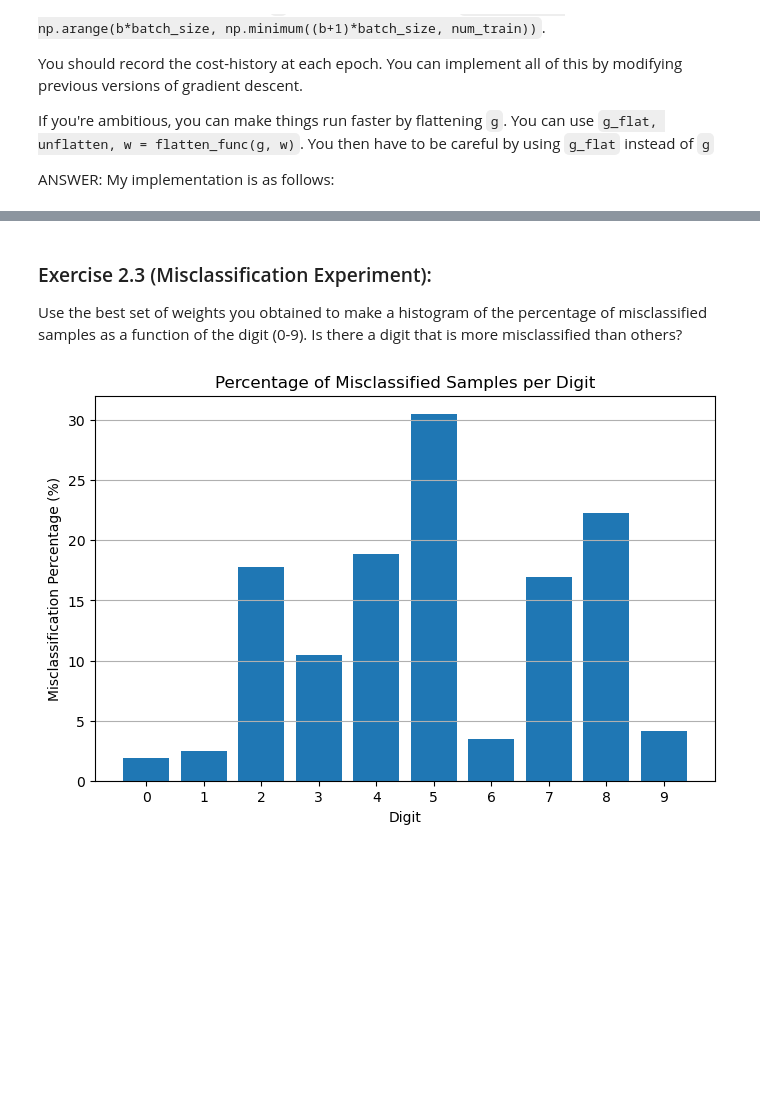
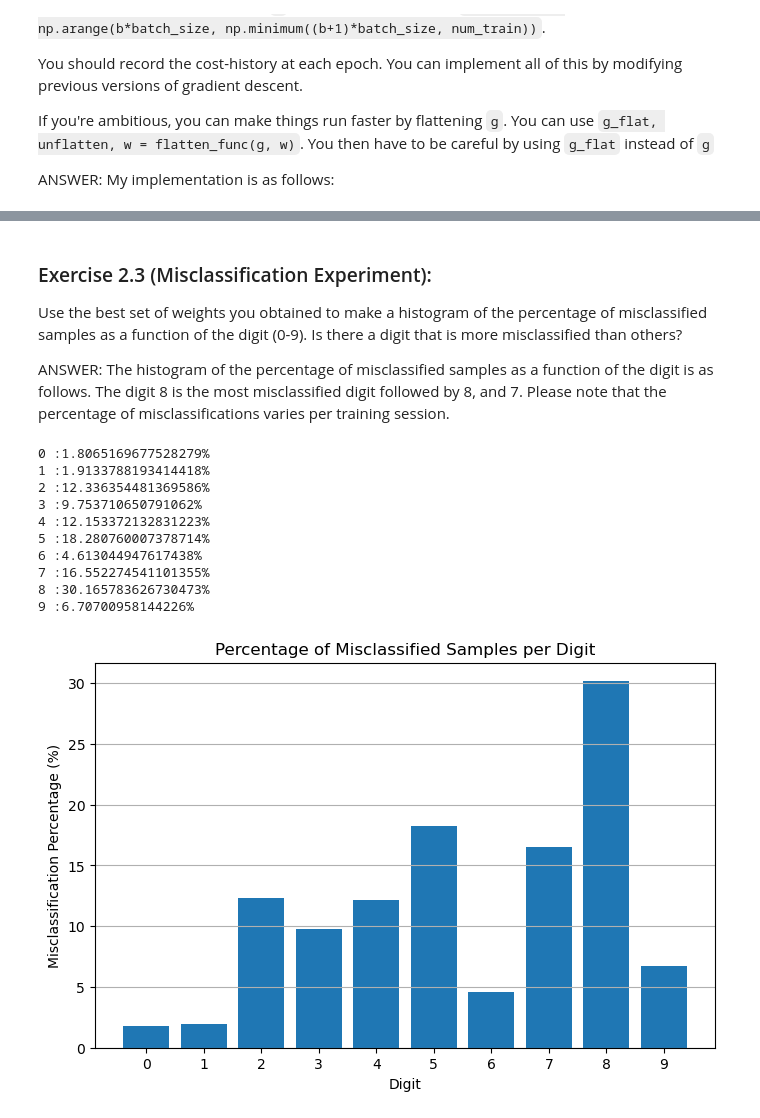
Before and after one commit to DEVeloper1006/datasci-3ml3-resources, a Jupyter notebook: homeworks/homework4/Exercise2.ipynb, the cells around one changed output, grey strips where cells are left out. Drawn from its saved outputs; the diff is of its cells as text; code cells hidden in the pictures; blank space fills up the shorter version.

```diff
--- a/homeworks/homework4/Exercise2.ipynb
+++ b/homeworks/homework4/Exercise2.ipynb
@@ -125,8 +132,16 @@ w = 0.1*np.random.randn(N+1,C)
 batchsize1 = 200
 batchsize2 = train_images.shape[1]
 
-weight_1, cost_1 = minibatch_gradient_descent(multiclass_perceptron, w, train_images, train_labels, alpha, max_its, batchsize1)
-weight_2, cost_2 = minibatch_gradient_descent(multiclass_perceptron, w, train_images, train_labels, alpha, max_its, batchsize2)
+weight_1, cost_1 = minibatch_gradient_descent(multiclass_perceptron, w.copy(), train_images, train_labels, alpha, max_its, batchsize1)
+weight_2, cost_2 = minibatch_gradient_descent(multiclass_perceptron, w.copy(), train_images, train_labels, alpha, max_its, batchsize2)
 
-static_plotter.plot_cost_histories([cost_1, cost_2], start=0, points=True, labels=[r"Batch Size = 200", r"Batch Size = Full Batch"])
+print(cost_1[-1], cost_2[-1])
+plt.figure(figsize=(10, 6))
+plt.plot(cost_1, label='Batch Size 200')
+plt.plot(cost_2, label='Batch Size {}'.format(batchsize2))
+plt.xlabel('Iteration')
+plt.ylabel('Cost')
+plt.title('Cost History for Different Batch Sizes')
+plt.legend()
+plt.show()
 # %% [output]
@@ -145,30 +161,53 @@ Epoch 5/5, Cost: 107.57339704221039
 ### Exercise 2.3 (Misclassification Experiment):
 
 Use the best set of weights you obtained to make a histogram of the percentage of misclassified samples as a function of the digit (0-9). Is there a digit that is more misclassified than others?
+
+ANSWER: The histogram of the percentage of misclassified samples as a function of the digit is as follows. The digit 8 is the most misclassified digit followed by 8, and 7. Please note that the percentage of misclassifications varies per training session.
 # %%
-best_weights = weight_1[-1]
+
+def find_best_weights(weight_history, cost_history):
+    weight_history = np.array(weight_history)
+    cost_history = np.array(cost_history)
+
+    best_cost = np.argmin(cost_history)
+
+    return weight_history[best_cost]
 
 def miscount (w, x, y):
     a = model(x, w)
     predictions = np.argmax(a, axis=0)
     y_flat = y.flatten().astype(int)
     miscounts = np.zeros(10)
     total_counts = np.zeros(10)
 
     for digit in range (10):
         inds = np.where(y_flat == digit)[0]
         total_counts[digit] = len(inds)
         if len(inds) > 0:
             miscounts[digit] = np.sum(predictions[inds] != y_flat[inds])
     return (miscounts / total_counts) * 100
 
+best_weights = find_best_weights(weight_1, cost_1)
+
 percentage = miscount(best_weights, train_images, train_labels)
+for x in range(len(percentage)):
+    print(x, ":" + str(percentage[x]) + "%")
 plt.figure(figsize=(8, 5))
 plt.bar(range(10), percentage, tick_label=range(10))
 plt.xlabel('Digit')
 plt.ylabel('Misclassification Percentage (%)')
 plt.title('Percentage of Misclassified Samples per Digit')
 plt.grid(axis='y')
 plt.show()
 # %% [output]
+0 :1.8065169677528279%
+1 :1.9133788193414418%
+2 :12.336354481369586%
+3 :9.753710650791062%
+4 :12.153372132831223%
+5 :18.280760007378714%
+6 :4.613044947617438%
+7 :16.552274541101355%
+8 :30.165783626730473%
+9 :6.70700958144226%
-[figure, old version]
+[figure, new version]
```
Also changed, not shown: parts of 3 cells of this notebook, 9 other files.
